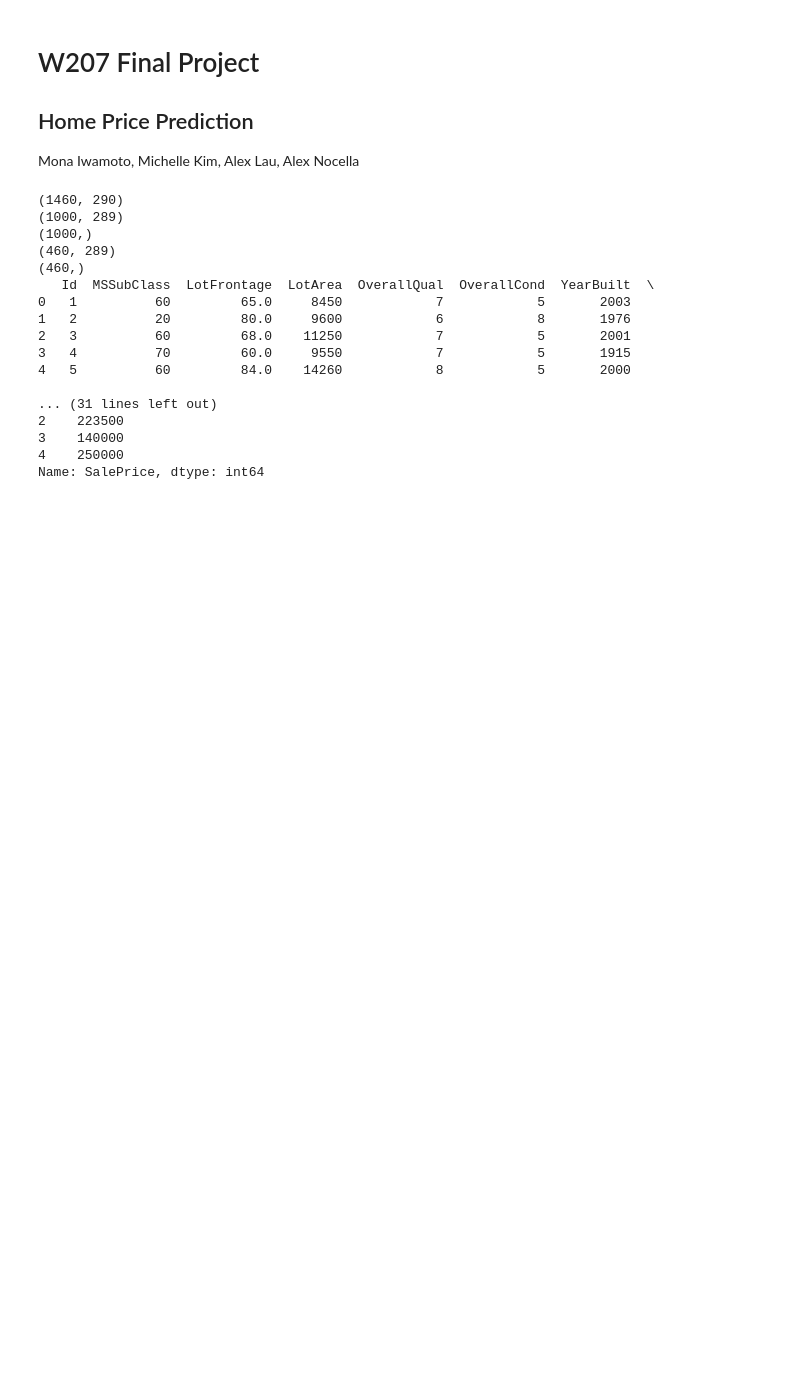
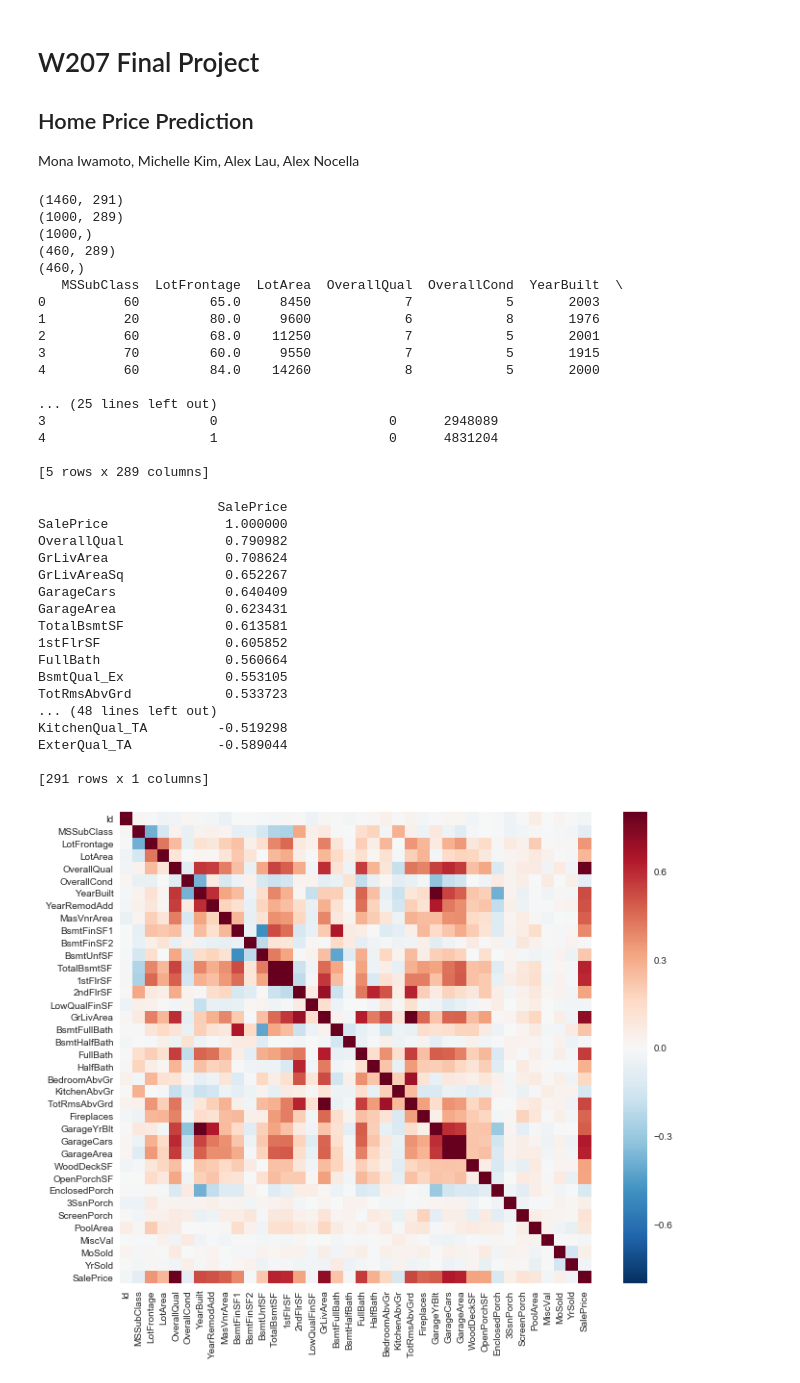
Before and after one commit to miwamoto/kaggle_housing, a Jupyter notebook: W207_Final.ipynb, the cells around one changed output. Cells and saved outputs as stored; diff of their text form; code cells hidden in the pictures; blank space fills up the shorter version.

```diff
--- a/W207_Final.ipynb
+++ b/W207_Final.ipynb
@@ -10,11 +10,17 @@ import matplotlib.pyplot as plt
 import sklearn.linear_model as linear_model
 import sklearn.metrics as metrics
 
-train_all = pd.read_csv('train.csv')
+train_raw = pd.read_csv('train.csv')
 test = pd.read_csv('test.csv')
 
-train_all = pd.get_dummies(train_all)
+#make dummy variables
+train_all = pd.get_dummies(train_raw)
+
+#fill in missing with the mean of the column
 train_all = train_all.fillna(train_all.mean())
+
+#experimenting with some transformations here?
+train_all['GrLivAreaSq'] = train_all['GrLivArea']**2
 
 print train_all.shape
 
@@ -23,8 +29,11 @@ train = train_all[:1000]
 dev = train_all[1000:]
 
 # Split into input and output dataframes.
-train_X, train_y = train.loc[:, train.columns != 'SalePrice'], train.loc[:, train.columns == 'SalePrice']
+train_X, train_y = train.loc[:, train.columns !='SalePrice'], train.loc[:, train.columns == 'SalePrice']
 dev_X, dev_y = dev.loc[:, dev.columns != 'SalePrice'], dev.loc[:, dev.columns == 'SalePrice']
+
+train_X = train_X.loc[:, train_X.columns !='Id']
+dev_X = dev_X.loc[:, dev_X.columns != 'Id']
 
 train_X = train_X[:train_X.shape[0]]
 train_y = train_y.SalePrice
@@ -36,25 +45,54 @@ print train_X.shape
 print train_y.shape
 print dev_X.shape
 print dev_y.shape
-print train.head()
+print train_X.head()
 # %% [output]
-(1460, 290)
+(1460, 291)
 (1000, 289)
 (1000,)
 (460, 289)
 (460,)
-   Id  MSSubClass  LotFrontage  LotArea  OverallQual  OverallCond  YearBuilt  \
-0   1          60         65.0     8450            7            5       2003
-1   2          20         80.0     9600            6            8       1976
-2   3          60         68.0    11250            7            5       2001
-3   4          70         60.0     9550            7            5       1915
-4   5          60         84.0    14260            8            5       2000
+   MSSubClass  LotFrontage  LotArea  OverallQual  OverallCond  YearBuilt  \
+0          60         65.0     8450            7            5       2003
+1          20         80.0     9600            6            8       1976
+2          60         68.0    11250            7            5       2001
+3          70         60.0     9550            7            5       1915
+4          60         84.0    14260            8            5       2000
 
-... (31 lines left out)
-2    223500
-3    140000
-4    250000
-Name: SalePrice, dtype: int64
+... (25 lines left out)
+3                     0                      0      2948089
+4                     1                      0      4831204
+
+[5 rows x 289 columns]
+# %%
+#A little bit of EDA
+import seaborn as sns
+
+corrmat2 = train_raw.corr()
+f, ax = plt.subplots(figsize=(12, 9))
+sns.heatmap(corrmat2, vmax=.8, square=True);
+
+corrmat = train_all.corr()
+print corrmat.loc[:,corrmat.columns=='SalePrice'].sort_values('SalePrice', ascending=False)
+# %% [output]
+                       SalePrice
+SalePrice               1.000000
+OverallQual             0.790982
+GrLivArea               0.708624
+GrLivAreaSq             0.652267
+GarageCars              0.640409
+GarageArea              0.623431
+TotalBsmtSF             0.613581
+1stFlrSF                0.605852
+FullBath                0.560664
+BsmtQual_Ex             0.553105
+TotRmsAbvGrd            0.533723
+... (48 lines left out)
+KitchenQual_TA         -0.519298
+ExterQual_TA           -0.589044
+
+[291 rows x 1 columns]
+[figure, added]
 # %%
 # Set up simplest linear regression model possible:
 simple_LR = linear_model.LinearRegression()
```
Also changed, not shown: parts of 3 cells of this notebook.
